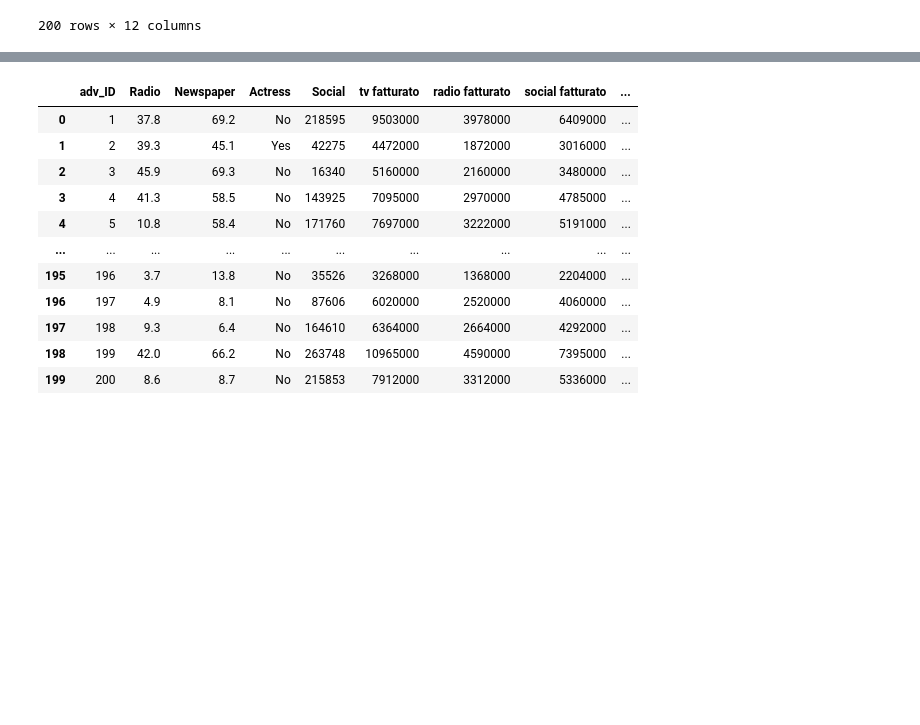
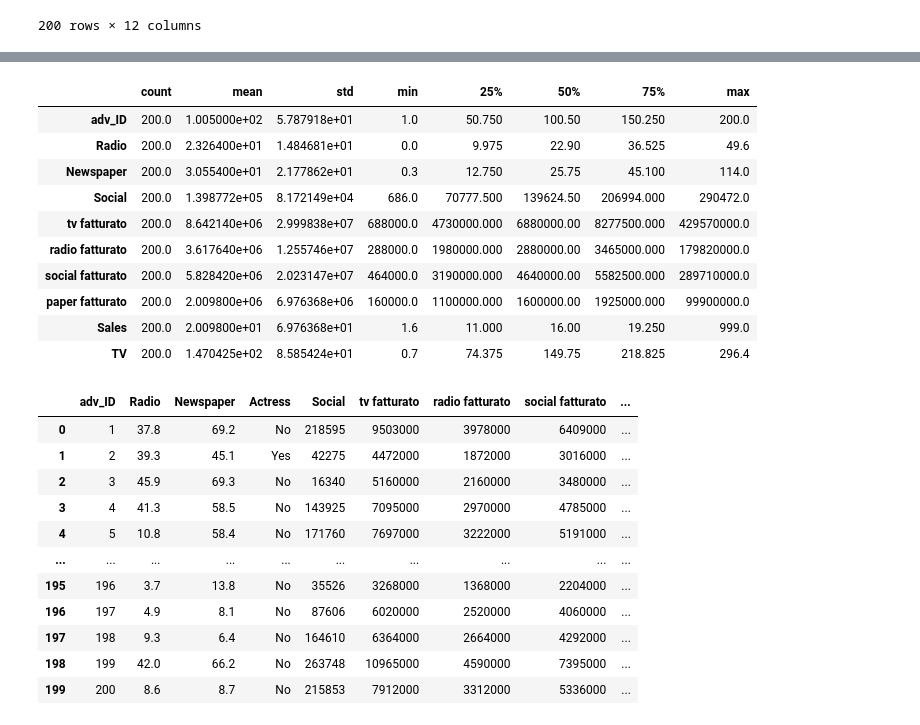
Before and after one commit to epuntata/daita-final-project, a Jupyter notebook: 04_data_exploration.ipynb, the cells around one changed output, grey strips where cells are left out. Drawn from its saved outputs; the diff is of its cells as text; code cells hidden in the pictures; blank space fills up the shorter version.

```diff
--- a/04_data_exploration.ipynb
+++ b/04_data_exploration.ipynb
@@ -26,3 +57,17 @@ dataframe
+# %%
+dataframe.describe().T
+# %% [output]
+|  | count | mean | std | min | 25% | 50% | 75% | max |
+| adv_ID | 200.0 | 1.005000e+02 | 5.787918e+01 | 1.0 | 50.750 | 100.50 | 150.250 | 200.0 |
+| Radio | 200.0 | 2.326400e+01 | 1.484681e+01 | 0.0 | 9.975 | 22.90 | 36.525 | 49.6 |
+| Newspaper | 200.0 | 3.055400e+01 | 2.177862e+01 | 0.3 | 12.750 | 25.75 | 45.100 | 114.0 |
+| Social | 200.0 | 1.398772e+05 | 8.172149e+04 | 686.0 | 70777.500 | 139624.50 | 206994.000 | 290472.0 |
+| tv fatturato | 200.0 | 8.642140e+06 | 2.999838e+07 | 688000.0 | 4730000.000 | 6880000.00 | 8277500.000 | 429570000.0 |
+| radio fatturato | 200.0 | 3.617640e+06 | 1.255746e+07 | 288000.0 | 1980000.000 | 2880000.00 | 3465000.000 | 179820000.0 |
+| social fatturato | 200.0 | 5.828420e+06 | 2.023147e+07 | 464000.0 | 3190000.000 | 4640000.00 | 5582500.000 | 289710000.0 |
+| paper fatturato | 200.0 | 2.009800e+06 | 6.976368e+06 | 160000.0 | 1100000.000 | 1600000.00 | 1925000.000 | 99900000.0 |
+| Sales | 200.0 | 2.009800e+01 | 6.976368e+01 | 1.6 | 11.000 | 16.00 | 19.250 | 999.0 |
+| TV | 200.0 | 1.470425e+02 | 8.585424e+01 | 0.7 | 74.375 | 149.75 | 218.825 | 296.4 |
 # %%
 df = dataframe.loc[dataframe['Sales']<500]
 df
```
Also changed, not shown: parts of 2 cells of this notebook, 1 other file.
